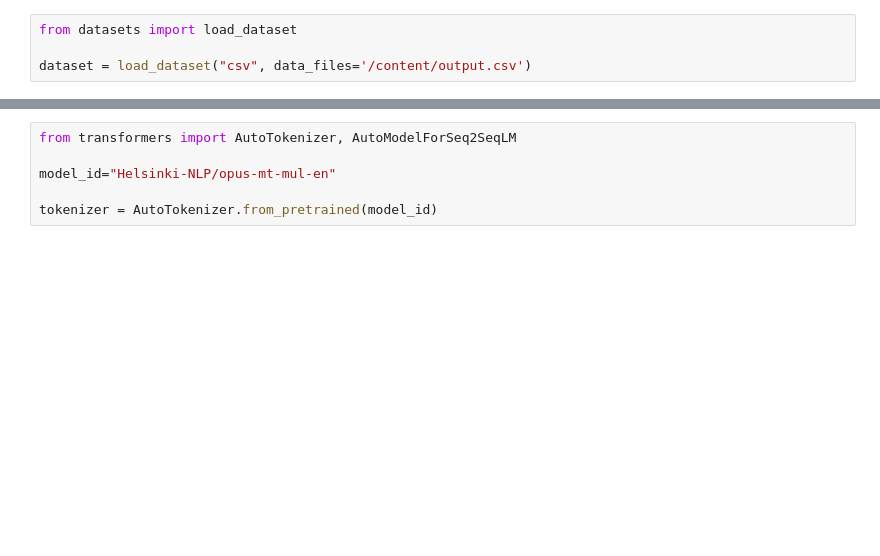
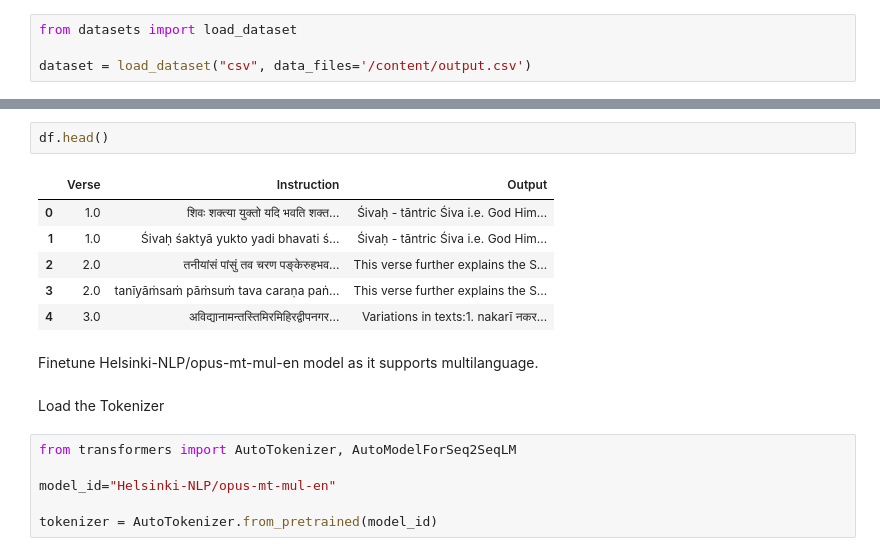
Before and after one commit to psyuktha/DeviVerse, a Jupyter notebook: DeviVerse_update.ipynb, the cells around one changed output, grey strips where cells are left out. Saved outputs shown, nothing was run; the diff lists cells and outputs as text; blank space fills up the shorter version.

```diff
--- a/DeviVerse_update.ipynb
+++ b/DeviVerse_update.ipynb
@@ -33,3 +48,16 @@ dataset = load_dataset("csv", data_files='/content/output.csv')
+# %%
+df.head()
+# %% [output]
+|  | Verse | Instruction | Output |
+| 0 | 1.0 | शिवः शक्त्या युक्तो यदि भवति शक्त... | Śivaḥ - tāntric Śiva i.e. God Him... |
+| 1 | 1.0 | Śivaḥ śaktyā yukto yadi bhavati ś... | Śivaḥ - tāntric Śiva i.e. God Him... |
+| 2 | 2.0 | तनीयांसं पांसुं तव चरण पङ्केरुहभव... | This verse further explains the S... |
+| 3 | 2.0 | tanīyāṁsaṁ pāṁsuṁ tava caraṇa paṅ... | This verse further explains the S... |
+| 4 | 3.0 | अविद्यानामन्तस्तिमिरमिहिरद्वीपनगर... | Variations in texts:1. nakarī नकर... |
+# %% [markdown]
+Finetune Helsinki-NLP/opus-mt-mul-en model as it supports multilanguage.
+# %% [markdown]
+Load the Tokenizer
 # %%
 from transformers import AutoTokenizer, AutoModelForSeq2SeqLM
 
```
Also changed, not shown: parts of 12 cells of this notebook.
